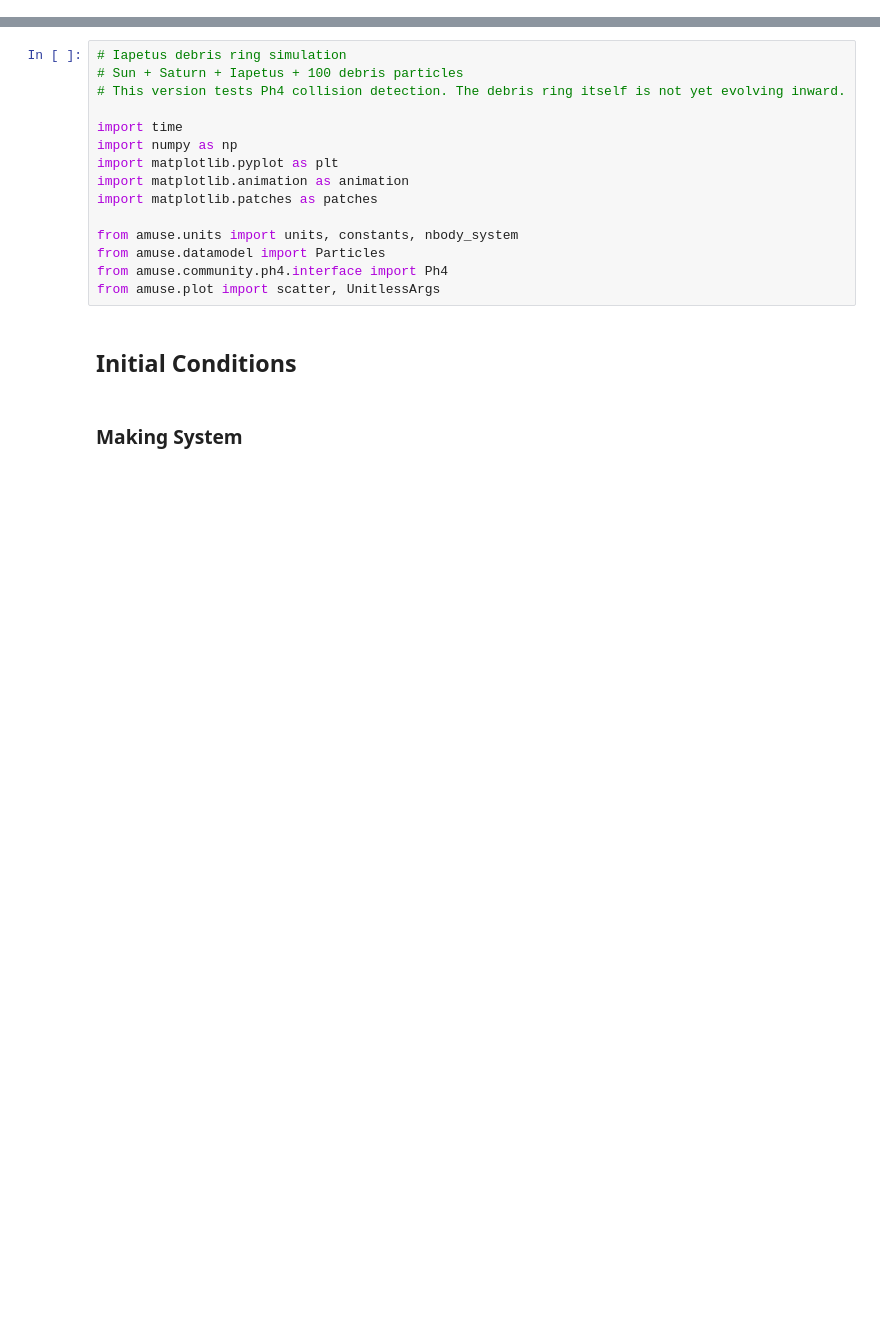
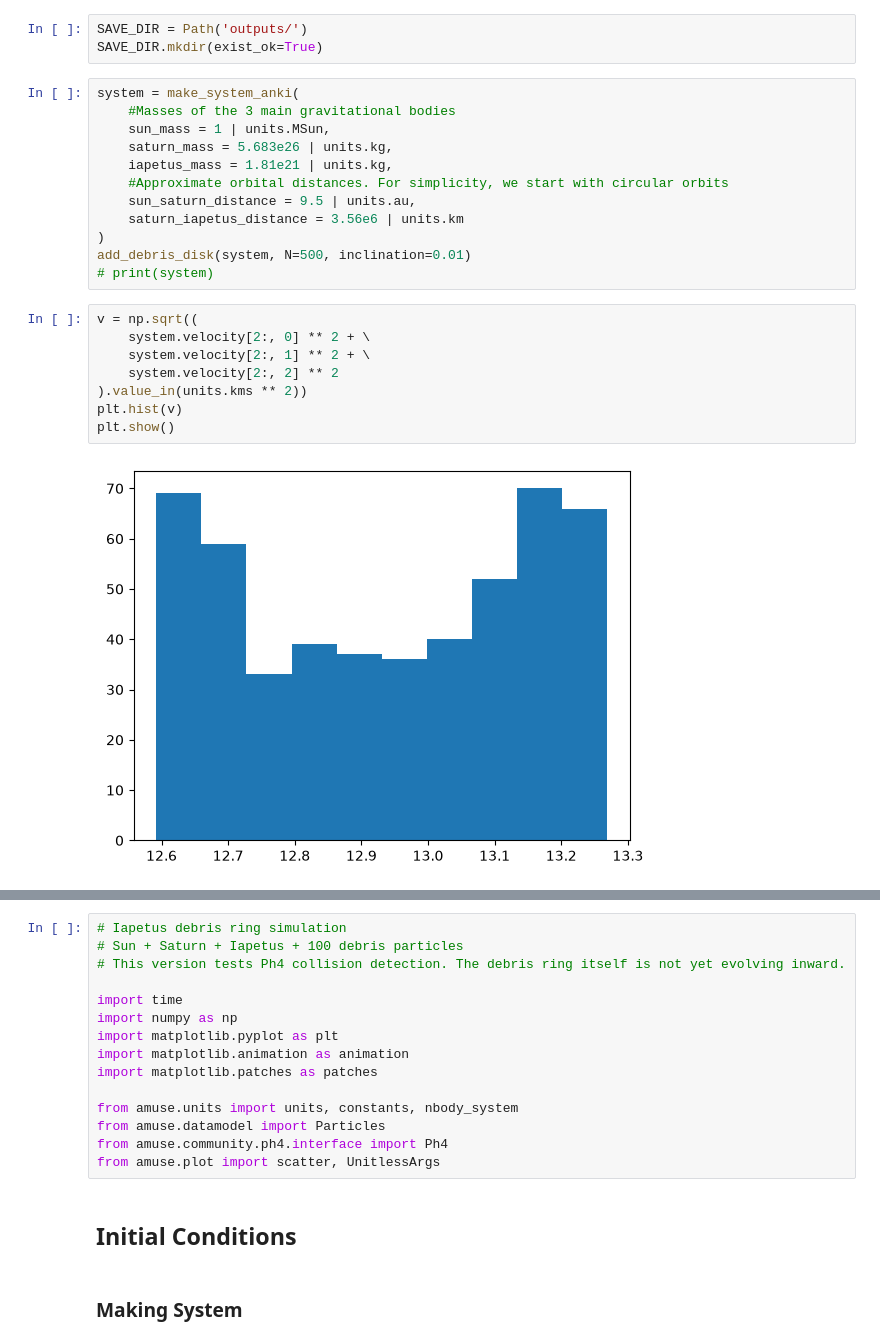
Before and after one commit to qiushitian/iapetus, a Jupyter notebook: unifiedcode.ipynb, the cells around one changed output, grey strips where cells are left out. Cells and saved outputs as stored; diff of their text form; blank space fills up the shorter version.

Commit message:
3d plotting in notebook; savepoint & timestamp

```diff
--- a/unifiedcode.ipynb
+++ b/unifiedcode.ipynb
@@ -4,0 +27,25 @@ Last updated: 2026-11-25
+# %%
+SAVE_DIR = Path('outputs/')
+SAVE_DIR.mkdir(exist_ok=True)
+# %%
+system = make_system_anki(
+    #Masses of the 3 main gravitational bodies
+    sun_mass = 1 | units.MSun,
+    saturn_mass = 5.683e26 | units.kg,
+    iapetus_mass = 1.81e21 | units.kg,
+    #Approximate orbital distances. For simplicity, we start with circular orbits
+    sun_saturn_distance = 9.5 | units.au,
+    saturn_iapetus_distance = 3.56e6 | units.km
+)
+add_debris_disk(system, N=500, inclination=0.01)
+# print(system)
+# %%
+v = np.sqrt((
+    system.velocity[2:, 0] ** 2 + \
+    system.velocity[2:, 1] ** 2 + \
+    system.velocity[2:, 2] ** 2
+).value_in(units.kms ** 2))
+plt.hist(v)
+plt.show()
+# %% [output]
+[figure, added]
```
Also changed, not shown: parts of 10 cells of this notebook, 6 other files.
